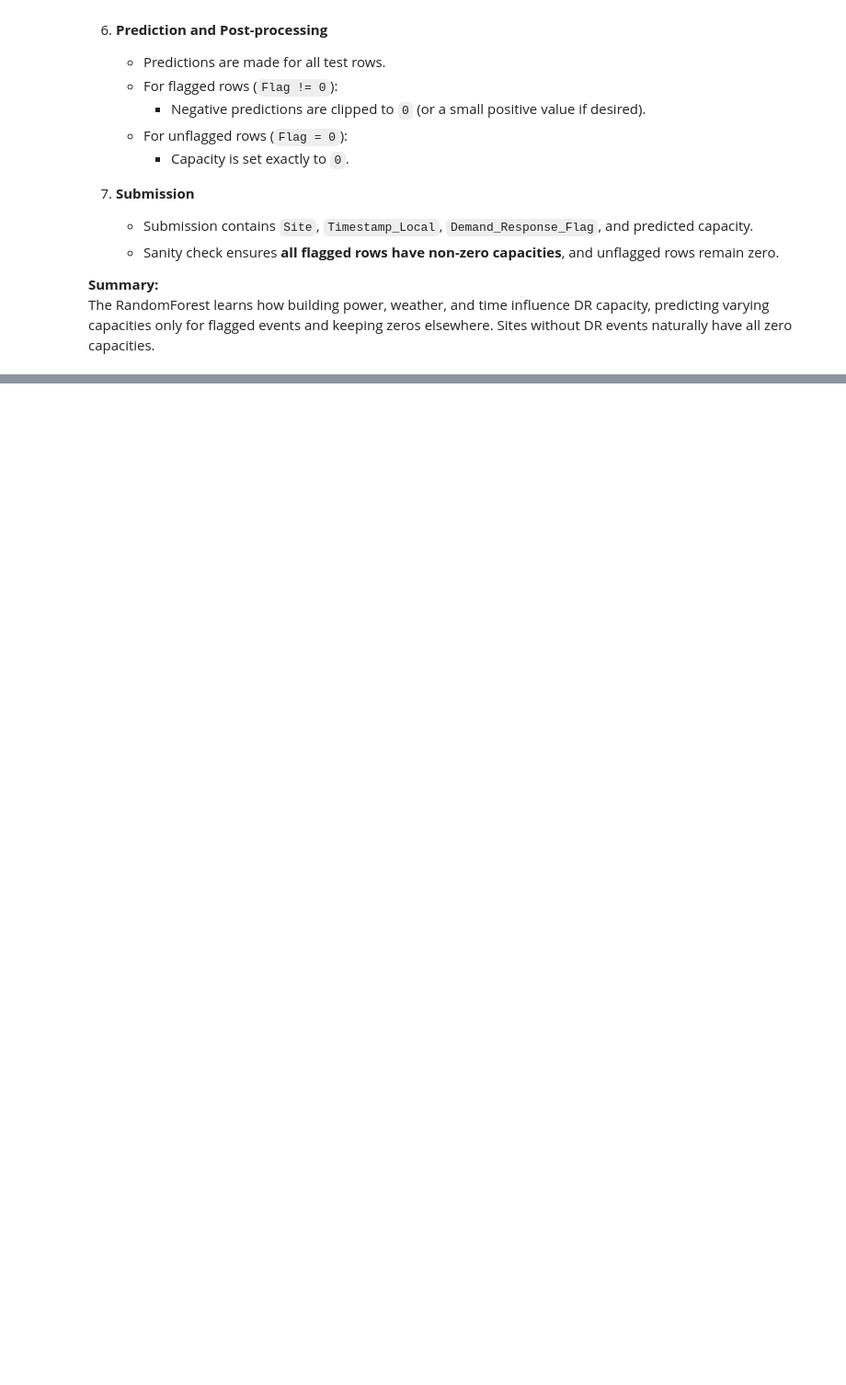
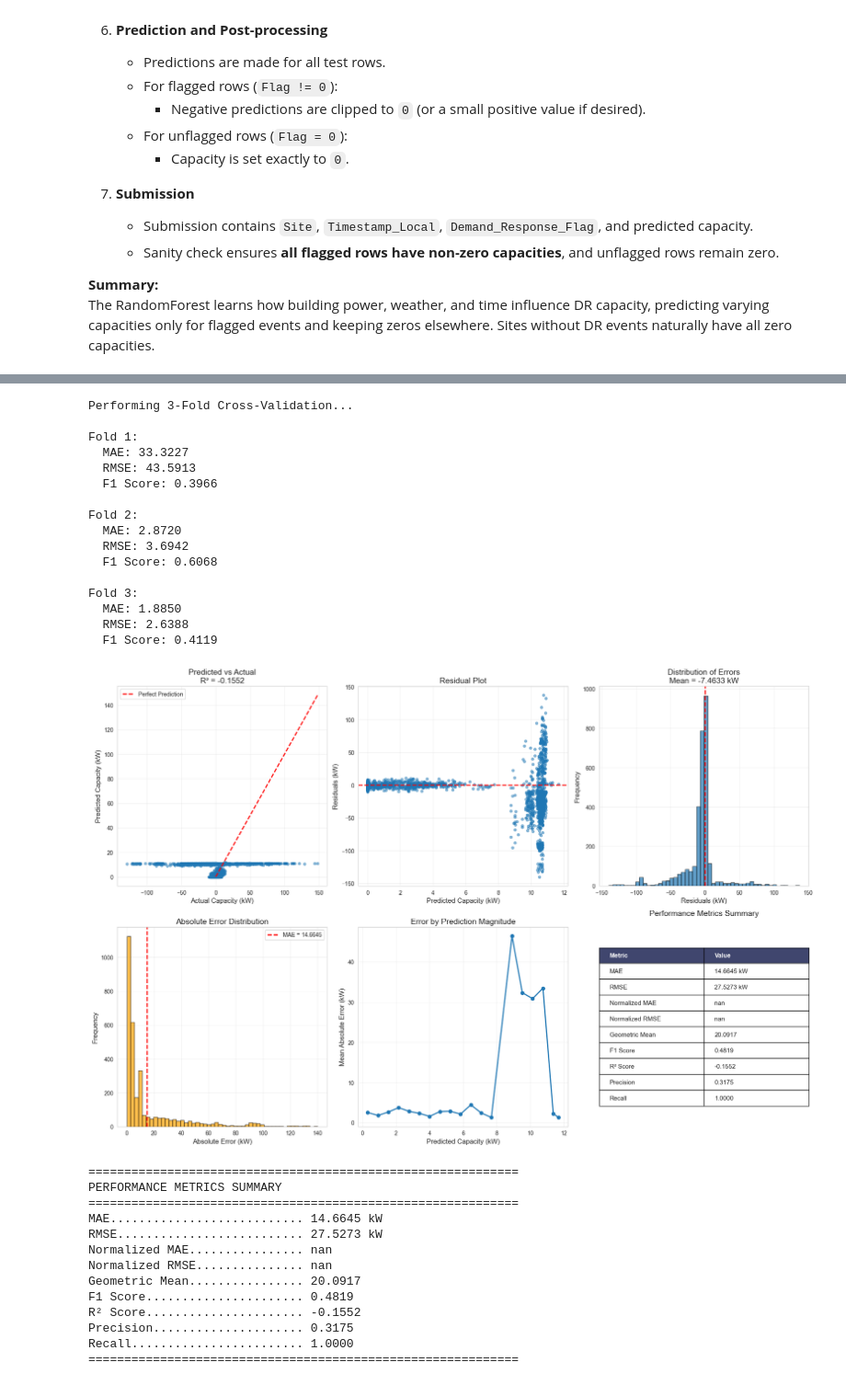
Before and after one commit to xXTime-OnXx/aicomp-flextrack, a Jupyter notebook: notebooks/baseline_regression.ipynb, the cells around one changed output, grey strips where cells are left out. Shown: that part at 92% size. Drawn from its saved outputs; the diff is of its cells as text; code cells hidden in the pictures; blank space fills up the shorter version.

Commit message:
Added plots to baseline_regression.ipynb

```diff
--- a/notebooks/baseline_regression.ipynb
+++ b/notebooks/baseline_regression.ipynb
@@ -194,0 +290,11 @@ df_submission.head()
+# %%
+import matplotlib.pyplot as plt
+import seaborn as sns
+from sklearn.metrics import mean_squared_error, mean_absolute_error, r2_score
+from scipy.stats import gmean
+import warnings
+warnings.filterwarnings('ignore')
+
+# Set style
+sns.set_style('whitegrid')
+plt.rcParams['figure.figsize'] = (12, 6)
@@ -194,0 +580,47 @@ df_submission.head()
+# %%
+# Perform cross-validation
+y_true_cv, y_pred_cv, fold_metrics = cross_validate_model(
+    train,
+    features,
+    target,
+    n_splits=3
+)
+
+# Compute overall metrics
+overall_metrics = compute_metrics(y_true_cv, y_pred_cv)
+
+# Create visualizations
+plot_performance(y_true_cv, y_pred_cv, overall_metrics)
+plot_fold_metrics(fold_metrics)
+plot_feature_importance(rf, features, top_n=15)
+# %% [output]
+Performing 3-Fold Cross-Validation...
+
+Fold 1:
+  MAE: 33.3227
+  RMSE: 43.5913
+  F1 Score: 0.3966
+
+Fold 2:
+  MAE: 2.8720
+  RMSE: 3.6942
+  F1 Score: 0.6068
+
+Fold 3:
+  MAE: 1.8850
+  RMSE: 2.6388
+  F1 Score: 0.4119
+[figure, added]
+============================================================
+PERFORMANCE METRICS SUMMARY
+============================================================
+MAE........................... 14.6645 kW
+RMSE.......................... 27.5273 kW
+Normalized MAE................ nan
+Normalized RMSE............... nan
+Geometric Mean................ 20.0917
+F1 Score...................... 0.4819
+R² Score...................... -0.1552
+Precision..................... 0.3175
+Recall........................ 1.0000
+============================================================
```
Also changed, not shown: parts of 11 cells of this notebook.
